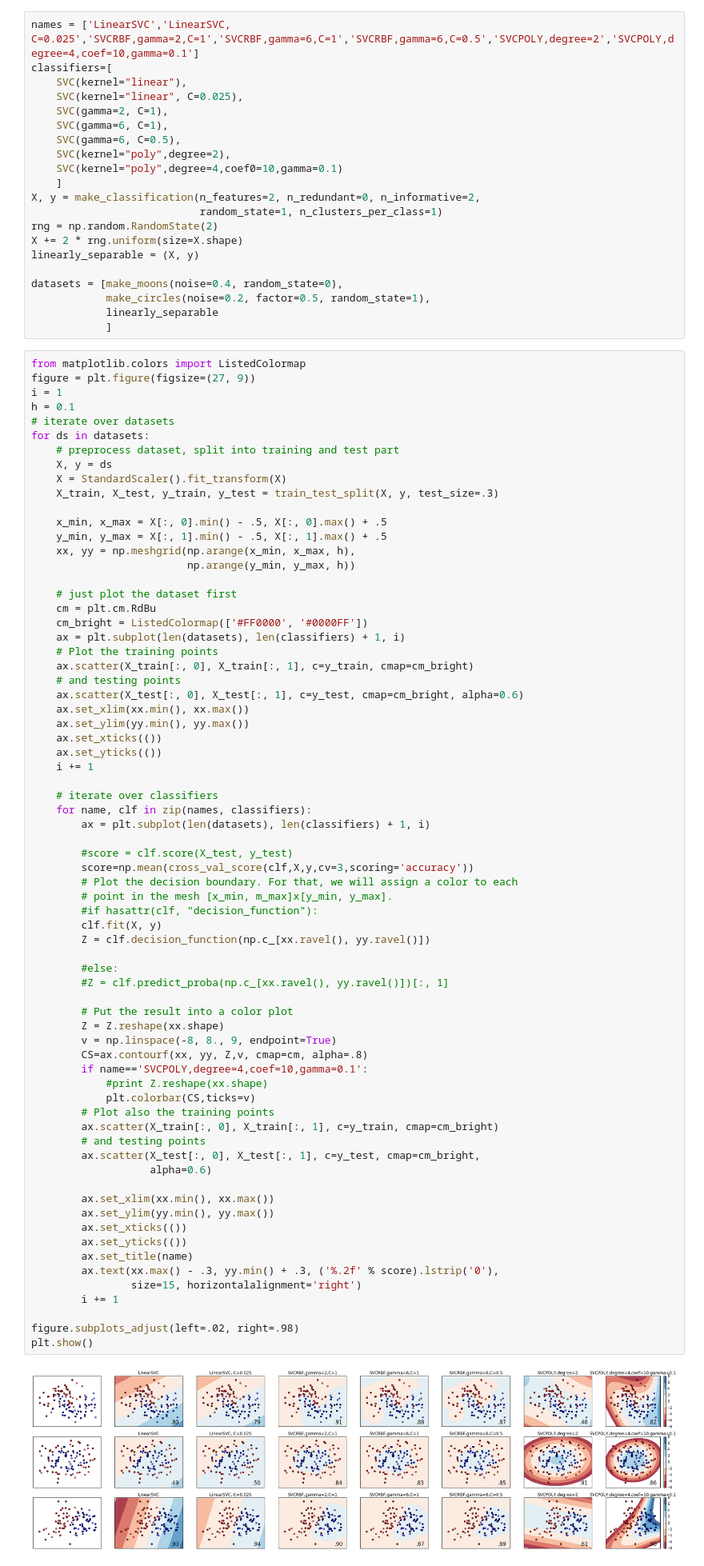
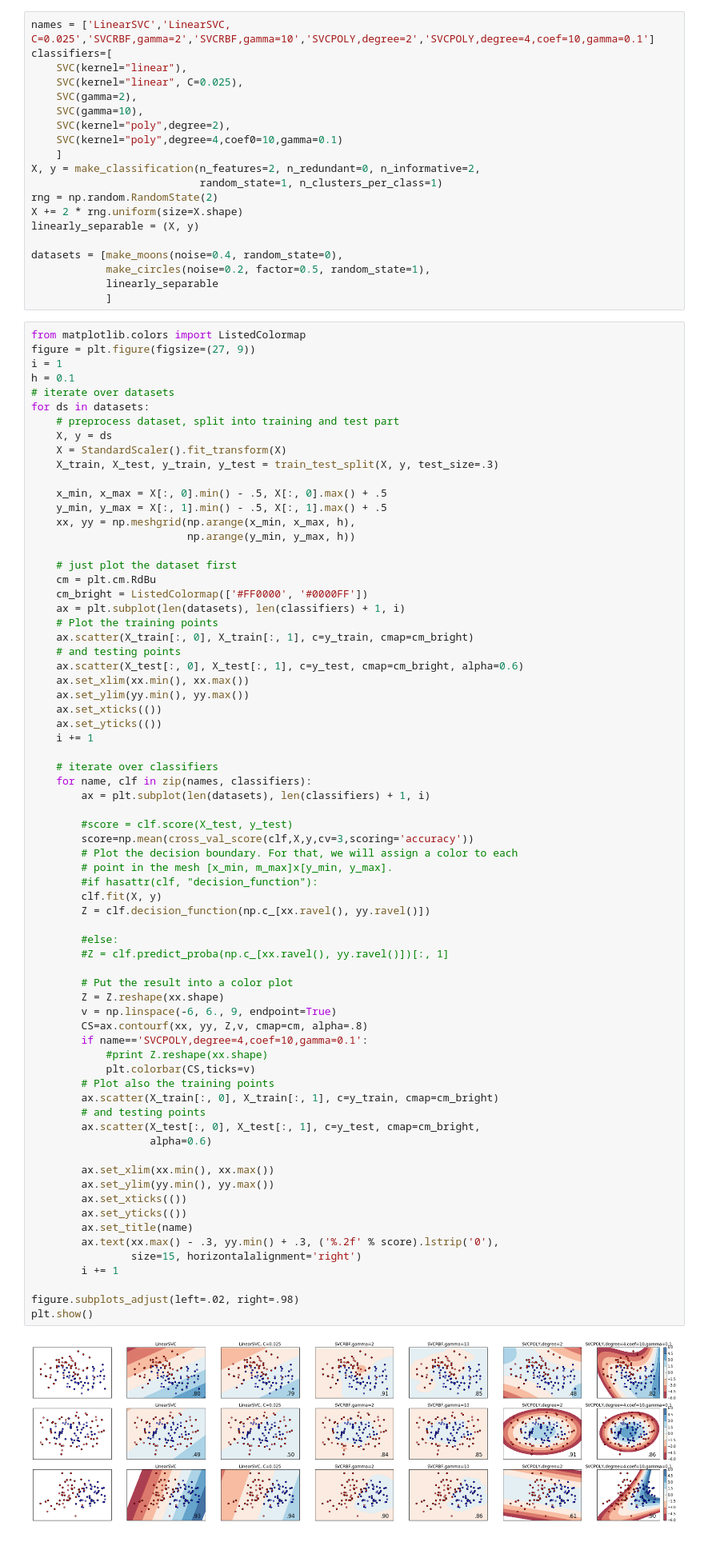
Before and after one commit to dtamayo/MachineLearning, a Jupyter notebook: Day2/SVC-basic.ipynb, the cells around one changed output. Shown at 80% size. Cells and saved outputs as stored; diff of their text form.

```diff
--- a/Day2/SVC-basic.ipynb
+++ b/Day2/SVC-basic.ipynb
@@ -99,11 +116,10 @@ Introduce the Kernals and their parameters:
 # %%
-names = ['LinearSVC','LinearSVC, C=0.025','SVCRBF,gamma=2,C=1','SVCRBF,gamma=6,C=1','SVCRBF,gamma=6,C=0.5','SVCPOLY,degree=2','SVCPOLY,degree=4,coef=10,gamma=0.1']
+names = ['LinearSVC','LinearSVC, C=0.025','SVCRBF,gamma=2','SVCRBF,gamma=10','SVCPOLY,degree=2','SVCPOLY,degree=4,coef=10,gamma=0.1']
 classifiers=[
     SVC(kernel="linear"),
     SVC(kernel="linear", C=0.025),
-    SVC(gamma=2, C=1),
-    SVC(gamma=6, C=1),
-    SVC(gamma=6, C=0.5),
+    SVC(gamma=2),
+    SVC(gamma=10),
     SVC(kernel="poly",degree=2),
     SVC(kernel="poly",degree=4,coef0=10,gamma=0.1)
     ]
@@ -160,32 +176,32 @@ for ds in datasets:
         clf.fit(X, y)
         Z = clf.decision_function(np.c_[xx.ravel(), yy.ravel()])
 
         #else:
         #Z = clf.predict_proba(np.c_[xx.ravel(), yy.ravel()])[:, 1]
 
         # Put the result into a color plot
         Z = Z.reshape(xx.shape)
-        v = np.linspace(-8, 8., 9, endpoint=True)
+        v = np.linspace(-6, 6., 9, endpoint=True)
         CS=ax.contourf(xx, yy, Z,v, cmap=cm, alpha=.8)
         if name=='SVCPOLY,degree=4,coef=10,gamma=0.1':
             #print Z.reshape(xx.shape)
             plt.colorbar(CS,ticks=v)
         # Plot also the training points
         ax.scatter(X_train[:, 0], X_train[:, 1], c=y_train, cmap=cm_bright)
         # and testing points
         ax.scatter(X_test[:, 0], X_test[:, 1], c=y_test, cmap=cm_bright,
                    alpha=0.6)
 
         ax.set_xlim(xx.min(), xx.max())
         ax.set_ylim(yy.min(), yy.max())
         ax.set_xticks(())
         ax.set_yticks(())
         ax.set_title(name)
         ax.text(xx.max() - .3, yy.min() + .3, ('%.2f' % score).lstrip('0'),
                 size=15, horizontalalignment='right')
         i += 1
 
 figure.subplots_adjust(left=.02, right=.98)
 plt.show()
 # %% [output]
-[figure, old version]
+[figure, new version]
```
Also changed, not shown: parts of 12 cells of this notebook, 3 other files.
